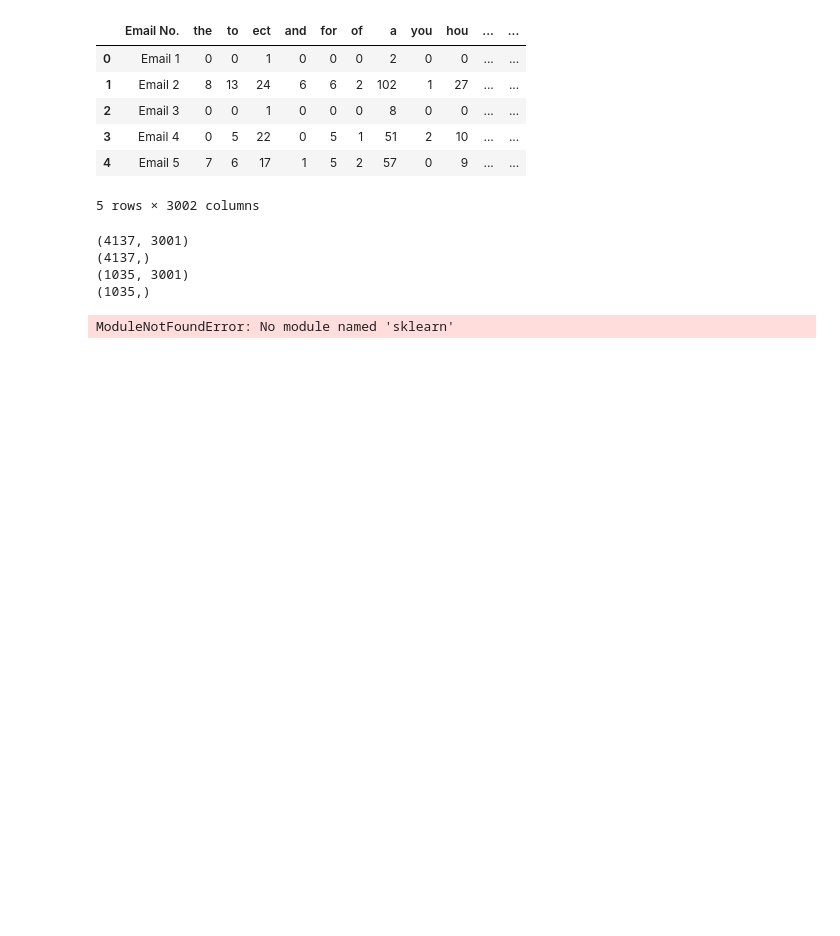
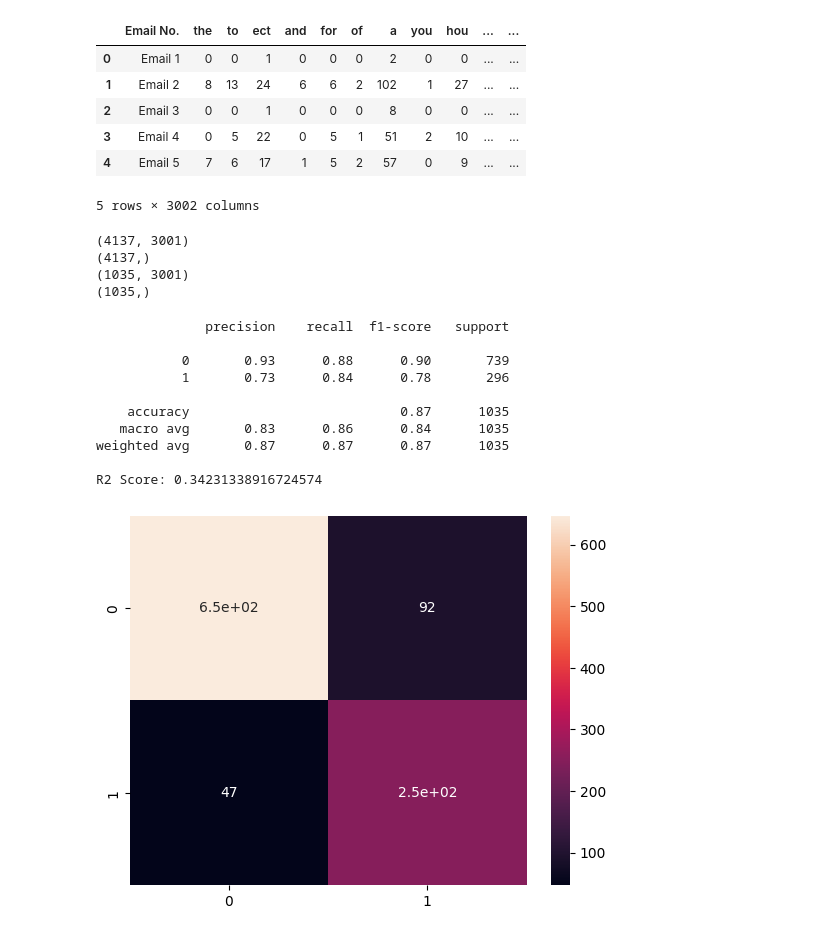
Before and after one commit to NitishP1710/BE_SEM1, a Jupyter notebook: ML/emailclassification.ipynb, the cells around one changed output. Drawn from its saved outputs; the diff is of its cells as text; code cells hidden in the pictures; blank space fills up the shorter version.

```diff
--- a/ML/emailclassification.ipynb
+++ b/ML/emailclassification.ipynb
@@ -7,5 +5,5 @@ ModuleNotFoundError: No module named 'pandas'
 # %%
-ds = pd.read_csv("emails.csv")
+ds = pd.read_csv("./Practice/emails.csv")
 ds.head()
 # %% [output]
 |  | Email No. | the | to | ect | and | for | of | a | you | hou | ... | ... |
@@ -47,26 +45,36 @@ print(y_test.shape)
 # %%
 # Binary classification with KNN
 from sklearn.neighbors import KNeighborsClassifier
 from sklearn.metrics import confusion_matrix, classification_report, r2_score
 import seaborn as sns
 import matplotlib.pyplot as plt
 
 # KNN
 knn = KNeighborsClassifier(n_neighbors=5)
 knn.fit(X_train, y_train)
 
 y_pred = knn.predict(X_test)
 
 print(classification_report(y_test, y_pred))
 
 # R2 Score
 print("R2 Score:", r2_score(y_test, y_pred))
 
 # Confusion Matrix
-sns.heatmap(confusion_matrix(y_test, y_pred), annot=True, fmt='d')
+sns.heatmap(confusion_matrix(y_test, y_pred), annot=True)
 plt.show()
 # %% [output]
-ModuleNotFoundError: No module named 'sklearn'
+              precision    recall  f1-score   support
+
+           0       0.93      0.88      0.90       739
+           1       0.73      0.84      0.78       296
+
+    accuracy                           0.87      1035
+   macro avg       0.83      0.86      0.84      1035
+weighted avg       0.87      0.87      0.87      1035
+
+R2 Score: 0.34231338916724574
+[figure, added]
 # %%
 from sklearn.svm import SVC
 svm = SVC(kernel='linear')
```
Also changed, not shown: parts of 2 cells of this notebook, 32 other files.
